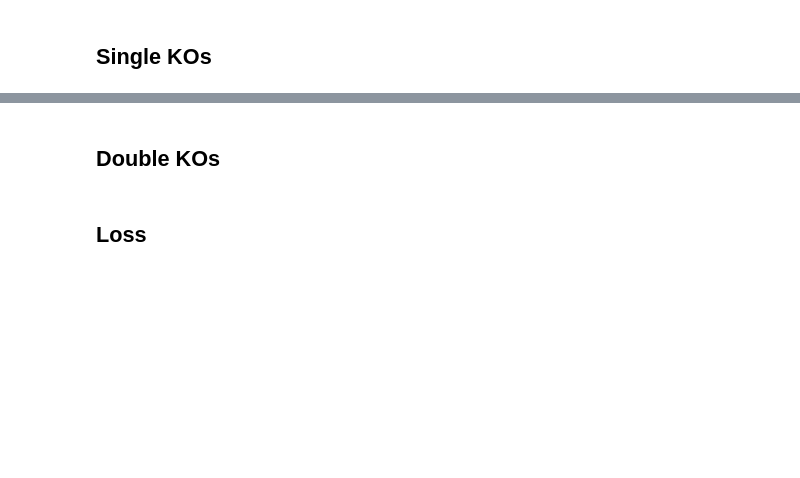
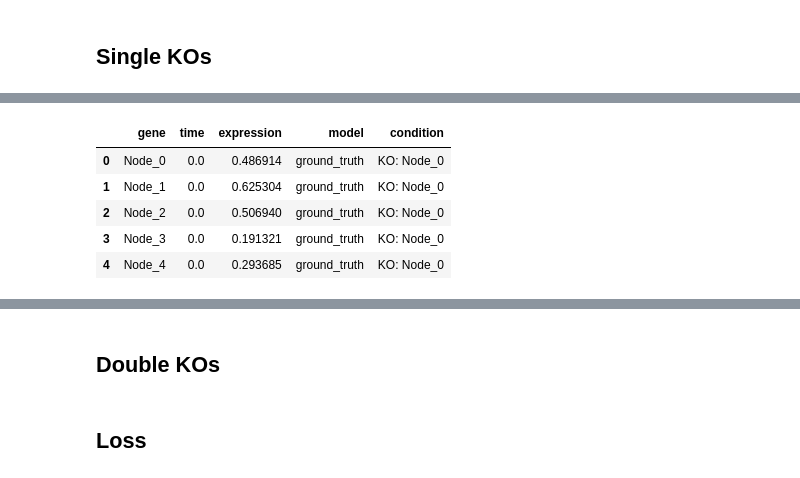
Before and after one commit to CropXR/HALCYON, a Jupyter notebook: notebooks/04_hybrid_model_with_noise.ipynb, the cells around one changed output, grey strips where cells are left out. Saved outputs shown, nothing was run; the diff lists cells and outputs as text; code cells hidden in the pictures; blank space fills up the shorter version.

```diff
--- a/notebooks/04_hybrid_model_with_noise.ipynb
+++ b/notebooks/04_hybrid_model_with_noise.ipynb
@@ -183,7 +180,7 @@ expr_data = sim_output.get_ko_timeseries_expressiondata()
 # for hidden_size in [2, 5, 10]:
 #     for do_only_pos in [True, False]:
 
-for hidden_size in [20, 50]:
+for hidden_size in [50]:
     for do_only_pos in [True]:
         ml_model = PhoenixAddAndProdLayers(
                     modelled_gene_labels=expr_data.genes,
@@ -212,7 +209,7 @@ for hidden_size in [20, 50]:
                 model,
                 sim_output,
                 batch_size=32,
-                nr_training_steps=50,
+                nr_training_steps=1,
                 optimizer_kwargs = {'lr': 0.1}
             )
             train_jobs.append(trainer)
@@ -278,5 +288,12 @@ tidy_df = result_list.predict_tidy_dataframe_for_all_models_specific_kos(
 # %%
-tidy_df
+tidy_df.df.head()
+# %% [output]
+|  | gene | time | expression | model | condition |
+| 0 | Node_0 | 0.0 | 0.486914 | ground_truth | KO: Node_0 |
+| 1 | Node_1 | 0.0 | 0.625304 | ground_truth | KO: Node_0 |
+| 2 | Node_2 | 0.0 | 0.506940 | ground_truth | KO: Node_0 |
+| 3 | Node_3 | 0.0 | 0.191321 | ground_truth | KO: Node_0 |
+| 4 | Node_4 | 0.0 | 0.293685 | ground_truth | KO: Node_0 |
 # %%
 tidy_df.to_csv(out_path / "tidy_df_single_ko_predictions.csv")
 # %%
```
Also changed, not shown: parts of 12 cells of this notebook, 2 other files.
